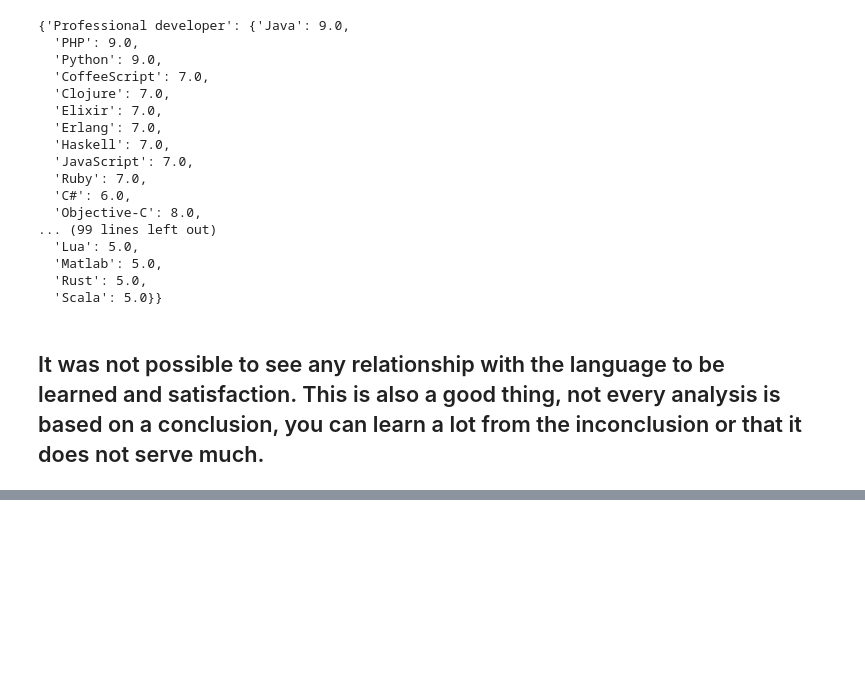
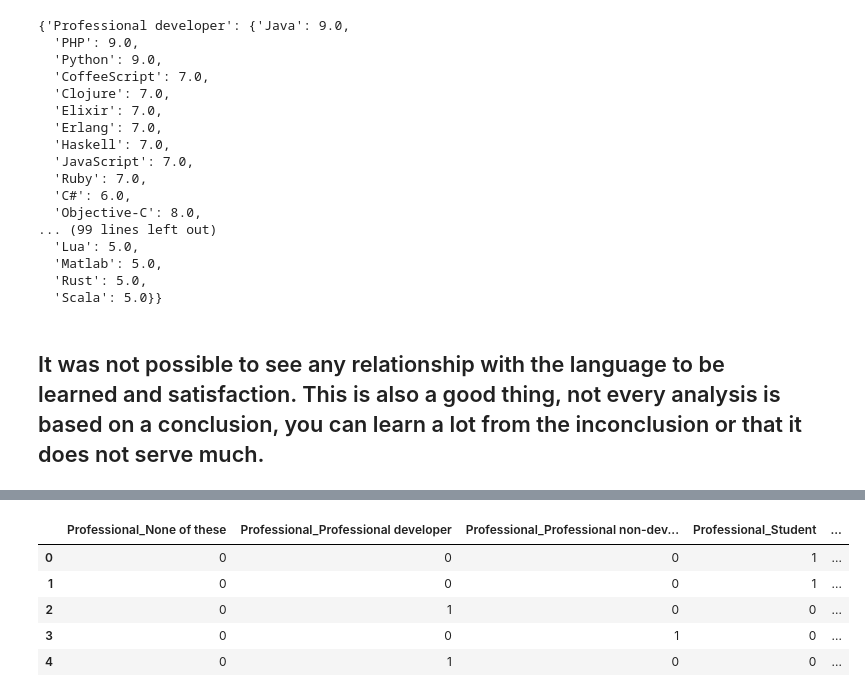
Before and after one commit to abndre/portifolio_udacity_data, a Jupyter notebook: data_science/Stack_Overflow_Developer_Survey/Stack Overflow Data - 2017 Survey.ipynb, the cells around one changed output, grey strips where cells are left out. Drawn from its saved outputs; the diff is of its cells as text; code cells hidden in the pictures; blank space fills up the shorter version.

```diff
--- a/data_science/Stack_Overflow_Developer_Survey/Stack Overflow Data - 2017 Survey.ipynb
+++ b/data_science/Stack_Overflow_Developer_Survey/Stack Overflow Data - 2017 Survey.ipynb
@@ -315,0 +322,4 @@ dict_professional
+# %%
+df_d = df[['Professional']].copy()
+df_d = df_d.dropna(subset=['Professional'])
+df_d.head()
@@ -315,0 +333,9 @@ dict_professional
+# %%
+pd.get_dummies(df_d, columns=['Professional']).head()
+# %% [output]
+|  | Professional_None of these | Professional_Professional developer | Professional_Professional non-dev... | Professional_Student | ... |
+| 0 | 0 | 0 | 0 | 1 | ... |
+| 1 | 0 | 0 | 0 | 1 | ... |
+| 2 | 0 | 1 | 0 | 0 | ... |
+| 3 | 0 | 0 | 1 | 0 | ... |
+| 4 | 0 | 1 | 0 | 0 | ... |
```
Also changed, not shown: parts of 6 cells of this notebook, 1 other file.
